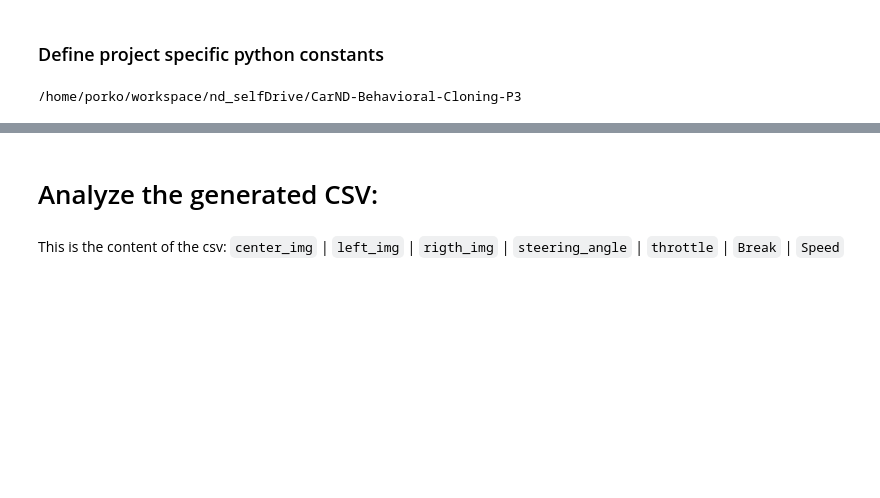
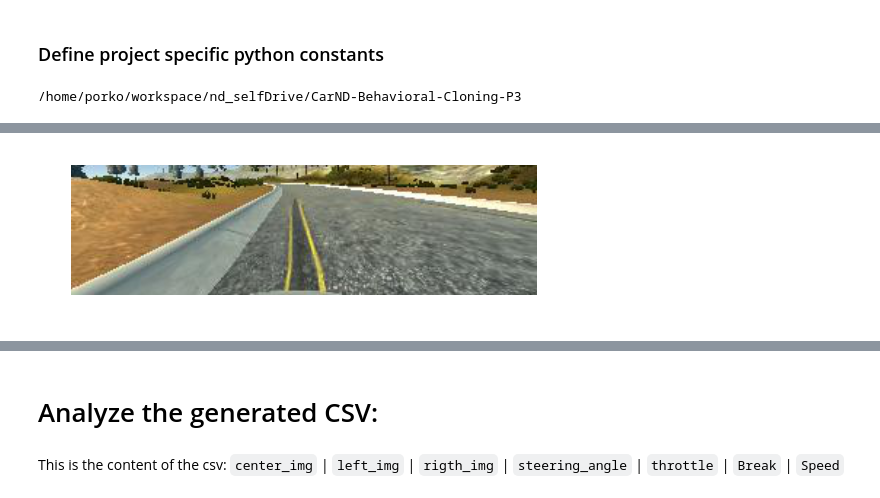
Before and after one commit to yhoazk/CarND-Behavioral-Cloning-P3, a Jupyter notebook: ExploreAndPreprocessData.ipynb, the cells around one changed output, grey strips where cells are left out. Cells and saved outputs as stored; diff of their text form; code cells hidden in the pictures; blank space fills up the shorter version.

```diff
--- a/ExploreAndPreprocessData.ipynb
+++ b/ExploreAndPreprocessData.ipynb
@@ -40,0 +66,9 @@ Done
+# %%
+import cv2
+# apply the crop in all the images
+img = plt.imread(center_imgs[3])
+crop_img = img[50:140]
+plt.axis('off')
+plt.imshow(crop_img);
+# %% [output]
+[figure, added]
```
Also changed, not shown: parts of 12 cells of this notebook, 1 other file.
